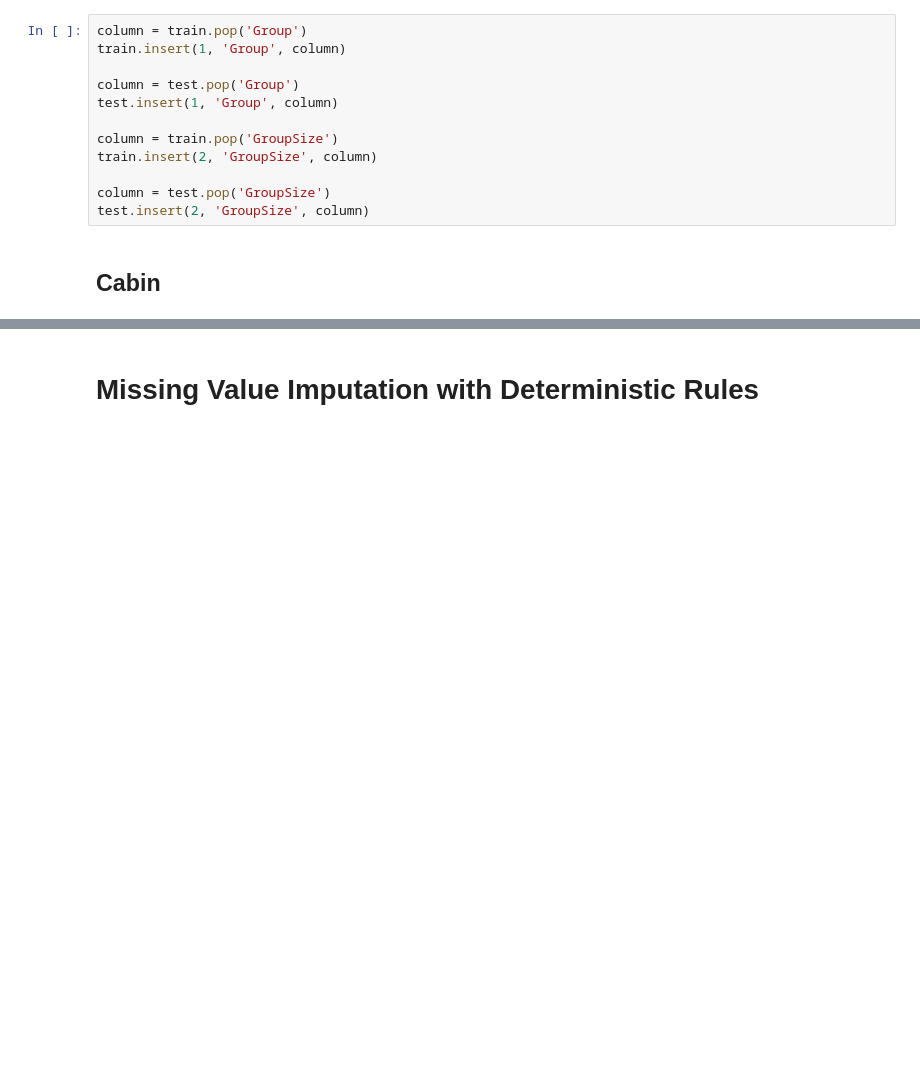
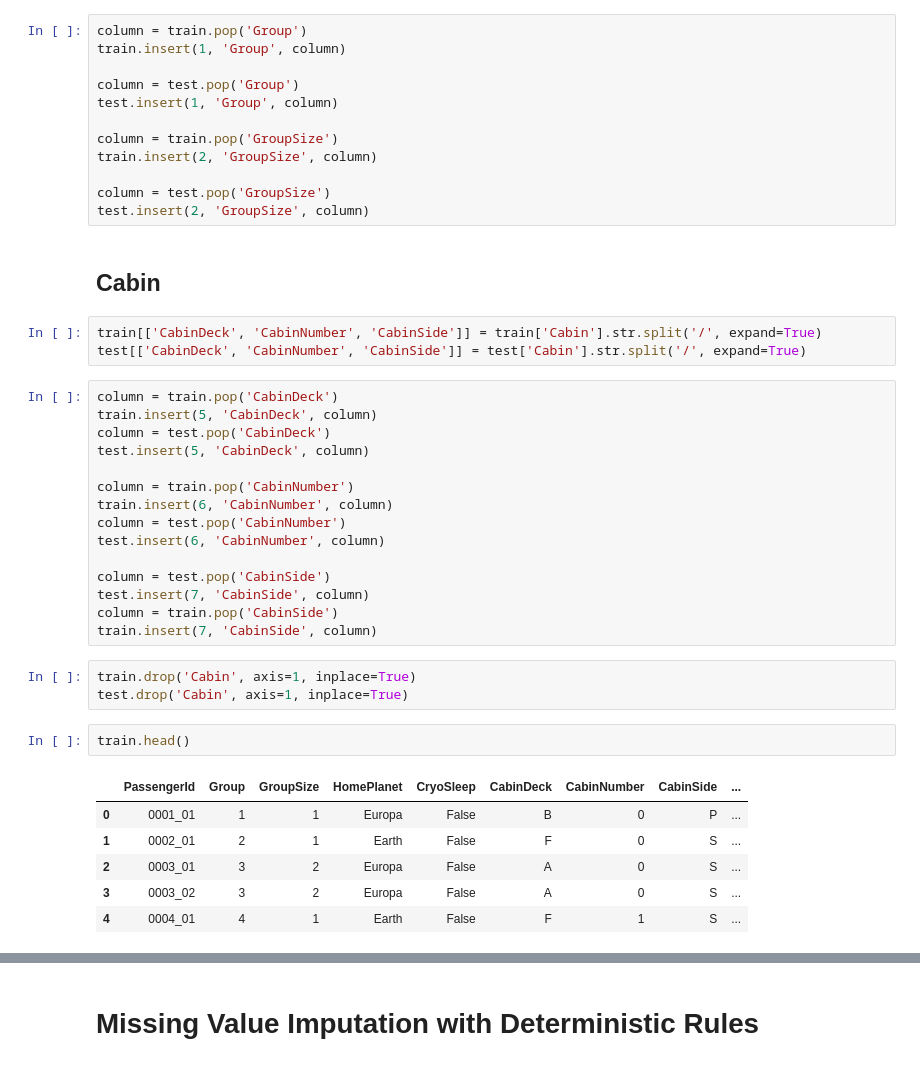
Before and after one commit to KevinNourian/Titanic, a Jupyter notebook: Notebooks/Titanic 1.0.1.ipynb, the cells around one changed output, grey strips where cells are left out. Drawn from its saved outputs; the diff is of its cells as text; blank space fills up the shorter version.

Commit message:
Extracted Info from Cabin

```diff
--- a/Notebooks/Titanic 1.0.1.ipynb
+++ b/Notebooks/Titanic 1.0.1.ipynb
@@ -275,3 +274,33 @@ column = test.pop('GroupSize')
 test.insert(2, 'GroupSize', column)
 # %% [markdown]
 ## **Cabin**
+# %%
+train[['CabinDeck', 'CabinNumber', 'CabinSide']] = train['Cabin'].str.split('/', expand=True)
+test[['CabinDeck', 'CabinNumber', 'CabinSide']] = test['Cabin'].str.split('/', expand=True)
+# %%
+column = train.pop('CabinDeck')
+train.insert(5, 'CabinDeck', column)
+column = test.pop('CabinDeck')
+test.insert(5, 'CabinDeck', column)
+
+column = train.pop('CabinNumber')
+train.insert(6, 'CabinNumber', column)
+column = test.pop('CabinNumber')
+test.insert(6, 'CabinNumber', column)
+
+column = test.pop('CabinSide')
+test.insert(7, 'CabinSide', column)
+column = train.pop('CabinSide')
+train.insert(7, 'CabinSide', column)
+# %%
+train.drop('Cabin', axis=1, inplace=True)
+test.drop('Cabin', axis=1, inplace=True)
+# %%
+train.head()
+# %% [output]
+|  | PassengerId | Group | GroupSize | HomePlanet | CryoSleep | CabinDeck | CabinNumber | CabinSide | ... |
+| 0 | 0001_01 | 1 | 1 | Europa | False | B | 0 | P | ... |
+| 1 | 0002_01 | 2 | 1 | Earth | False | F | 0 | S | ... |
+| 2 | 0003_01 | 3 | 2 | Europa | False | A | 0 | S | ... |
+| 3 | 0003_02 | 3 | 2 | Europa | False | A | 0 | S | ... |
+| 4 | 0004_01 | 4 | 1 | Earth | False | F | 1 | S | ... |
```
Also changed, not shown: parts of 3 cells of this notebook.
